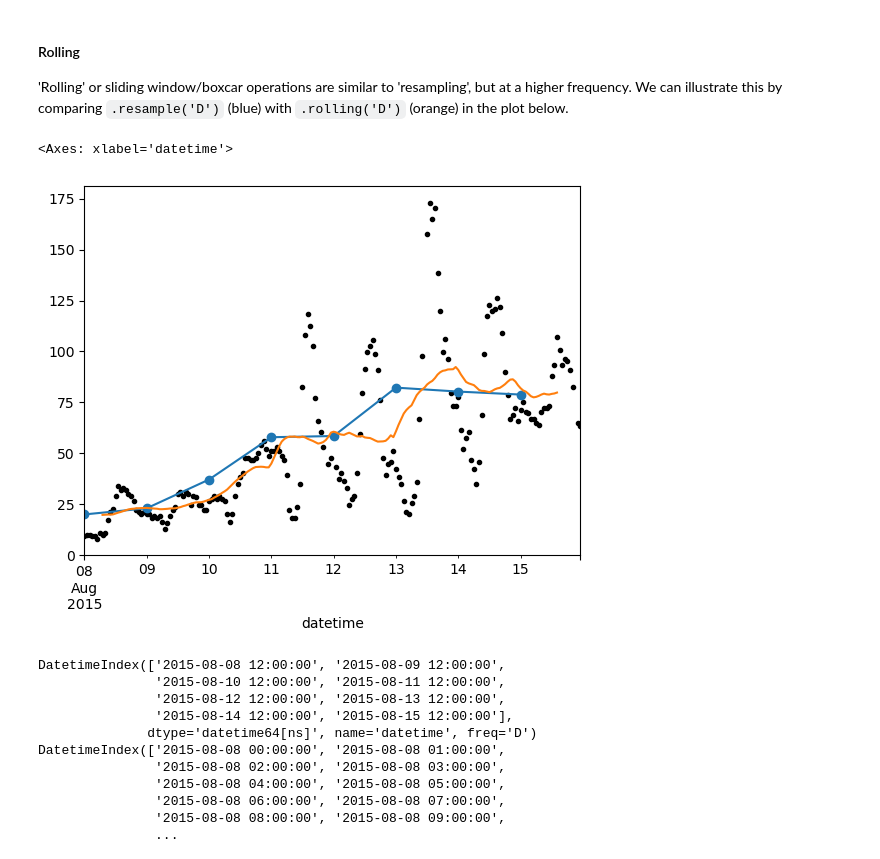
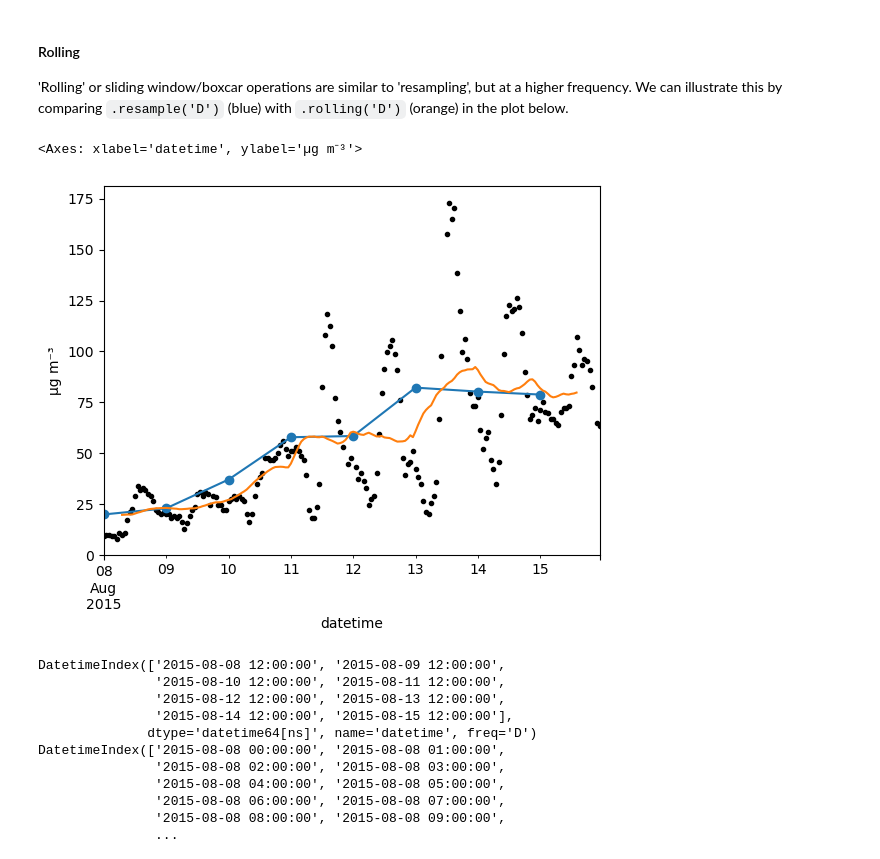
Before and after one commit to bjsilver/aqsolutions, a Jupyter notebook: workshop_1.ipynb, the cells around one changed output. Drawn from its saved outputs; the diff is of its cells as text; code cells hidden in the pictures.

```diff
--- a/workshop_1.ipynb
+++ b/workshop_1.ipynb
@@ -363,12 +365,12 @@ df['PM2.5'].resample('MS').mean().plot()
 # %%
 
 sr = df.loc['2015-08-08':'2015-08-15', 'O3'] #  get a weeklong series of PM2.5 data
 sr.plot(marker='.', ls='', color='black')
 sr.resample('D').mean().plot(marker='o')
-sr.rolling('D', center=True, min_periods=20).mean().plot()
+sr.rolling('D', center=True, min_periods=20).mean().plot(ylabel='µg m⁻³')
 # %% [output]
-<Axes: xlabel='datetime'>
+<Axes: xlabel='datetime', ylabel='µg m⁻³'>
-[figure, old version]
+[figure, new version]
 # %%
 daily_resampled = sr.resample('D').mean()
 daily_resampled.index = daily_resampled.index + pd.Timedelta(hours=12)
```
Also changed, not shown: parts of 3 cells of this notebook, 1 other file.
